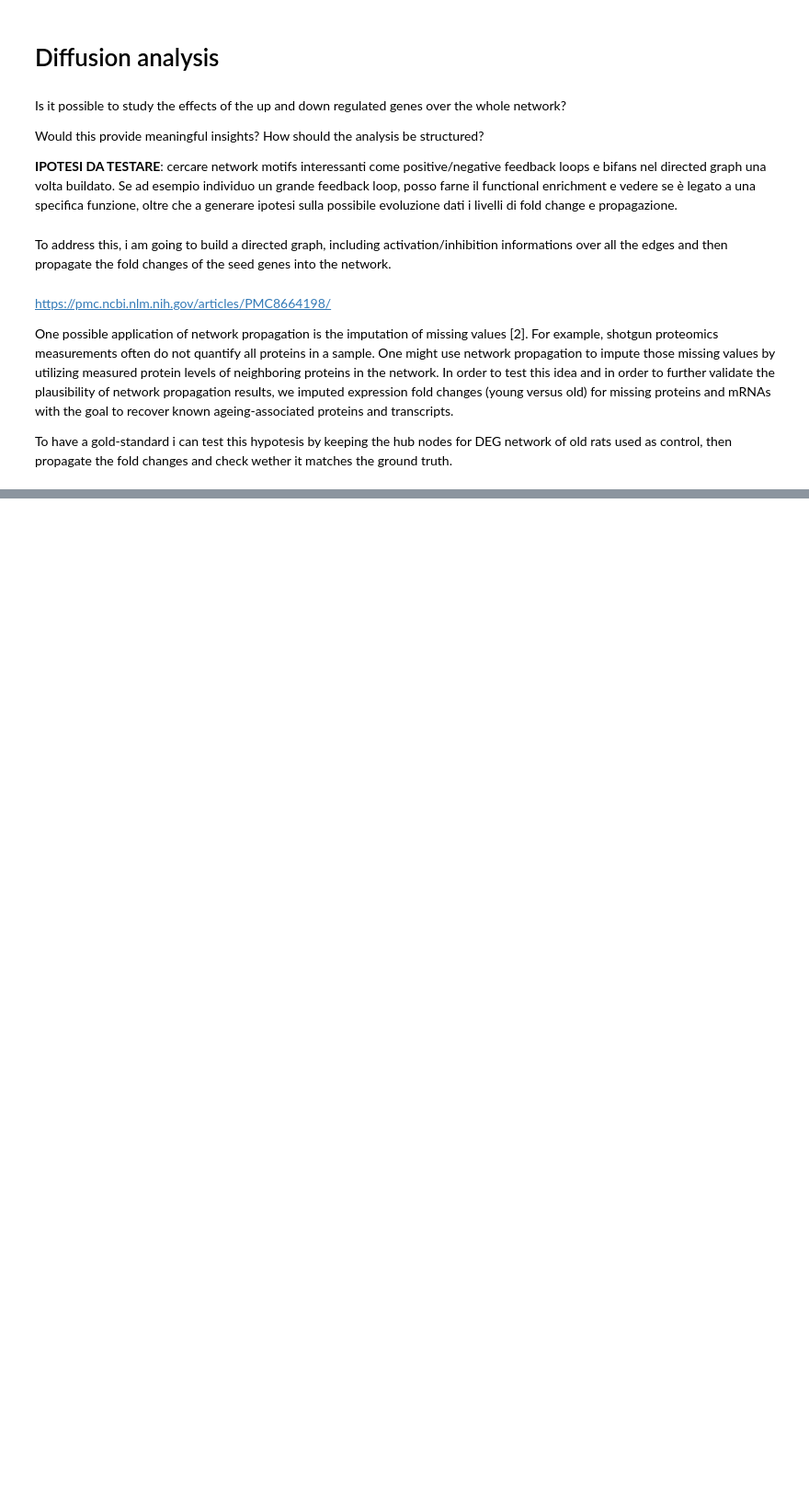
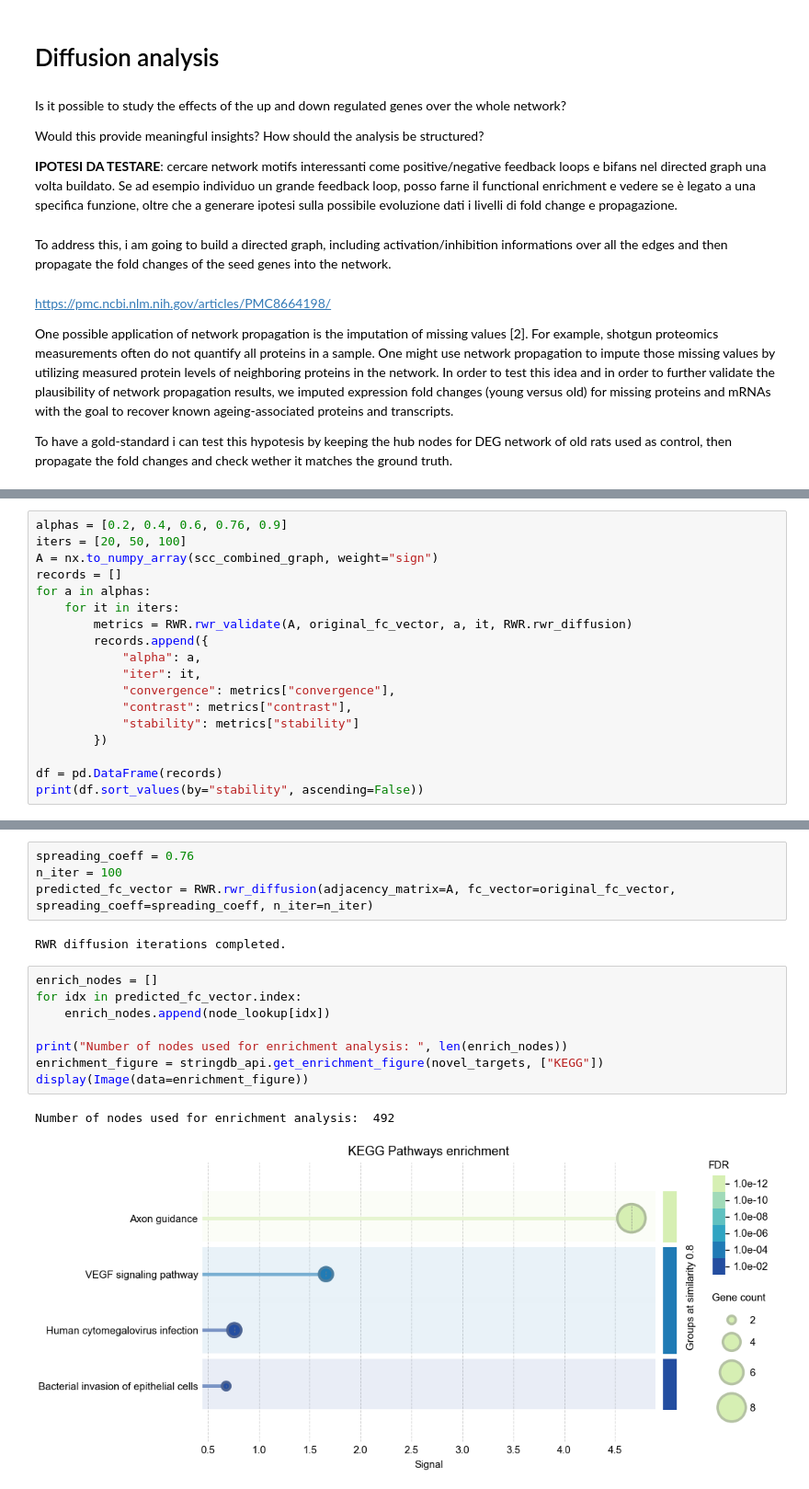
Before and after one commit to EmilianoMarrale/SocialNetworkAnalysis, a Jupyter notebook: notebooks/03_diffusion_analysis.ipynb, the cells around one changed output, grey strips where cells are left out. Shown: that part at 92% size. Drawn from its saved outputs; the diff is of its cells as text; blank space fills up the shorter version.

```diff
--- a/notebooks/03_diffusion_analysis.ipynb
+++ b/notebooks/03_diffusion_analysis.ipynb
@@ -150,0 +166,18 @@ dtype: float64
+# %%
+alphas = [0.2, 0.4, 0.6, 0.76, 0.9]
+iters = [20, 50, 100]
+A = nx.to_numpy_array(scc_combined_graph, weight="sign")
+records = []
+for a in alphas:
+    for it in iters:
+        metrics = RWR.rwr_validate(A, original_fc_vector, a, it, RWR.rwr_diffusion)
+        records.append({
+            "alpha": a,
+            "iter": it,
+            "convergence": metrics["convergence"],
+            "contrast": metrics["contrast"],
+            "stability": metrics["stability"]
+        })
+
+df = pd.DataFrame(records)
+print(df.sort_values(by="stability", ascending=False))
@@ -150,0 +202,17 @@ dtype: float64
+# %%
+spreading_coeff = 0.76
+n_iter = 100
+predicted_fc_vector = RWR.rwr_diffusion(adjacency_matrix=A, fc_vector=original_fc_vector, spreading_coeff=spreading_coeff, n_iter=n_iter)
+# %% [output]
+RWR diffusion iterations completed.
+# %%
+enrich_nodes = []
+for idx in predicted_fc_vector.index:
+    enrich_nodes.append(node_lookup[idx])
+
+print("Number of nodes used for enrichment analysis: ", len(enrich_nodes))
+enrichment_figure = stringdb_api.get_enrichment_figure(novel_targets, ["KEGG"])
+display(Image(data=enrichment_figure))
+# %% [output]
+Number of nodes used for enrichment analysis:  492
+[figure, added]
```
Also changed, not shown: parts of 27 cells of this notebook, 21 other files.
